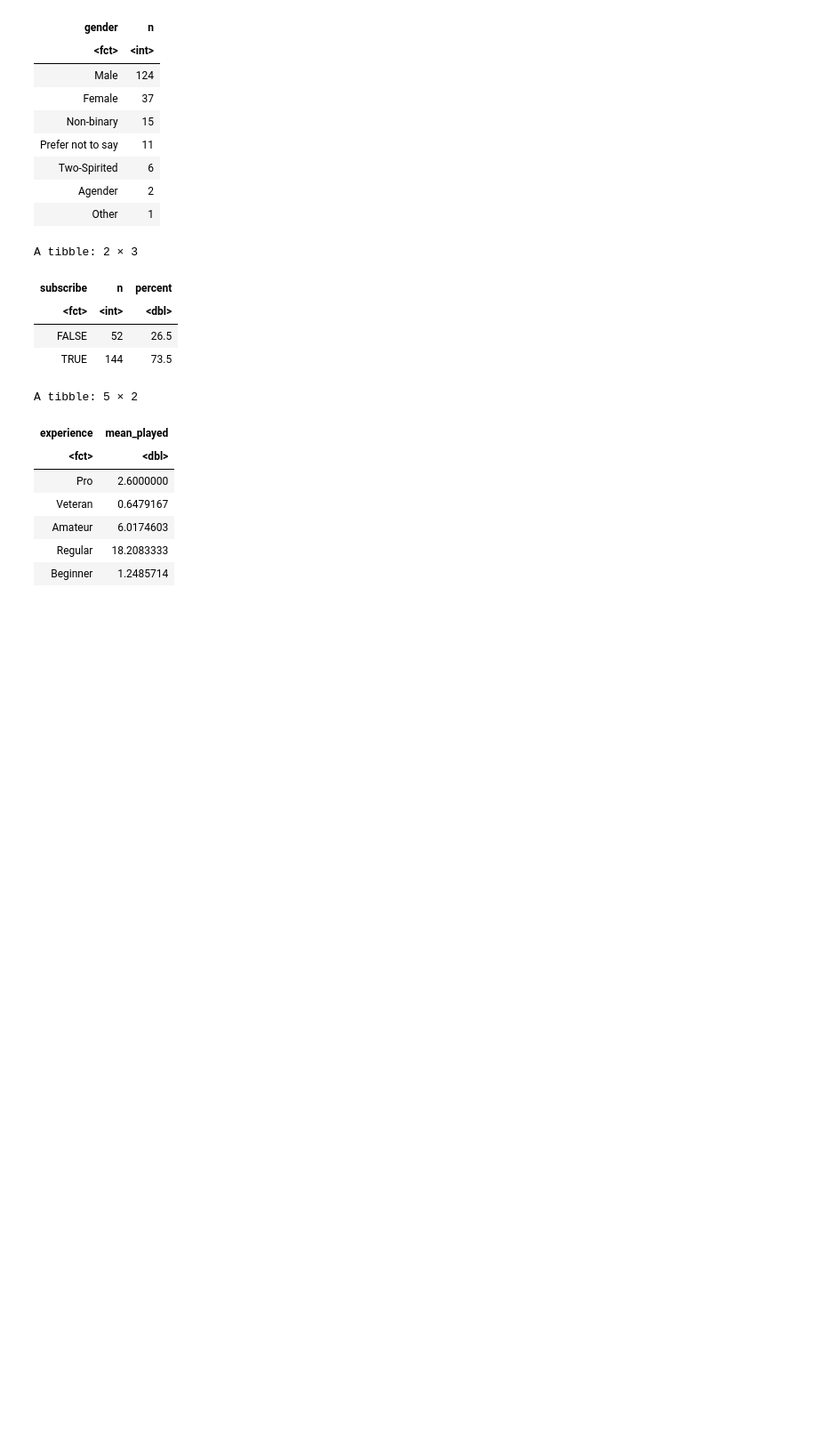
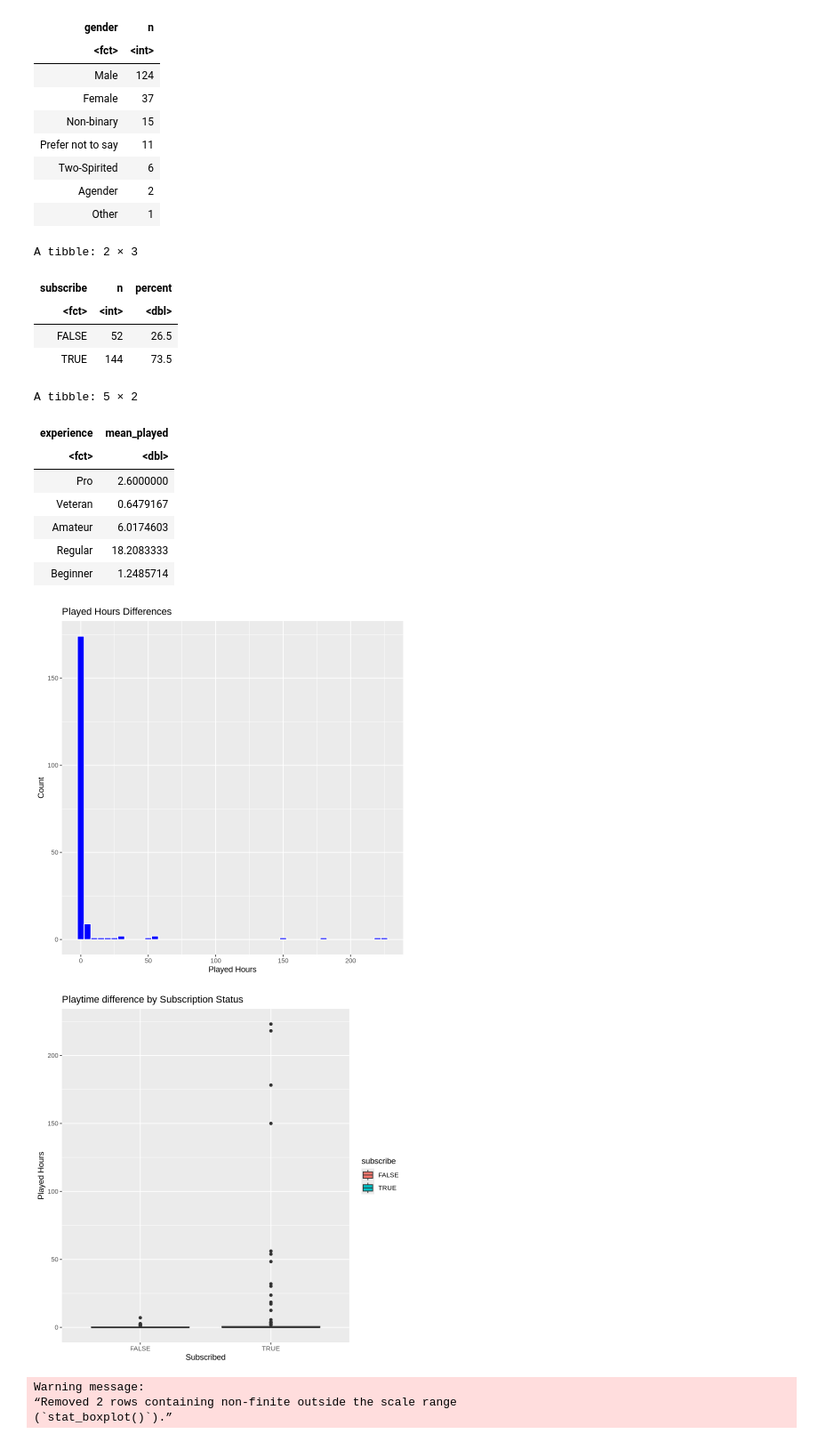
Before and after one commit to xiaobaozi39/DSCI100-individual-Planning-Stage, a Jupyter notebook: Individual_planning_stage_81212722.ipynb, the cells around one changed output. Shown at 89% size. Drawn from its saved outputs; the diff is of its cells as text; code cells hidden in the pictures; blank space fills up the shorter version.

Commit message:
Graphs for the summary and visualizations

```diff
--- a/Individual_planning_stage_81212722.ipynb
+++ b/Individual_planning_stage_81212722.ipynb
@@ -215,3 +198,40 @@ A tibble: 5 × 2
 | Amateur | 6.0174603 |
 | Regular | 18.2083333 |
 | Beginner | 1.2485714 |
+# %%
+Played_Hour_diff <- ggplot(players, aes(x = played_hours)) +
+  geom_histogram(binwidth = 5, fill = "blue", color = "white") +
+  labs(title = "Played Hours Differences",
+       x = "Played Hours",
+       y = "Count"
+      )
+
+Subscribed_time <- ggplot(players, aes(x = subscribe, y = played_hours, fill = subscribe)) +
+  geom_boxplot() +
+  labs(title = "Playtime difference by Subscription Status",
+       x = "Subscribed",
+       y = "Played Hours"
+      )
+
+Proportion <- ggplot(players, aes(x = experience, fill = subscribe)) +
+  geom_bar(position = "fill") +
+  labs(title = "Proportion of Subscription by Experience",
+       y = "Proportion"
+      )
+
+Age <- ggplot(players, aes(x = subscribe, y = Age, fill = subscribe)) +
+  geom_boxplot() +
+  labs(title = "Age by Subscription",
+       x = "Subscribed",
+       y = "Age"
+      )
+Played_Hour_diff
+Subscribed_time
+Proportion
+Age
+# %% [output]
+[figure, added]
+[figure, added]
+Warning message:
+“Removed 2 rows containing non-finite outside the scale range
+(`stat_boxplot()`).”
```
Also changed, not shown: parts of 2 cells of this notebook, 1 other file.
